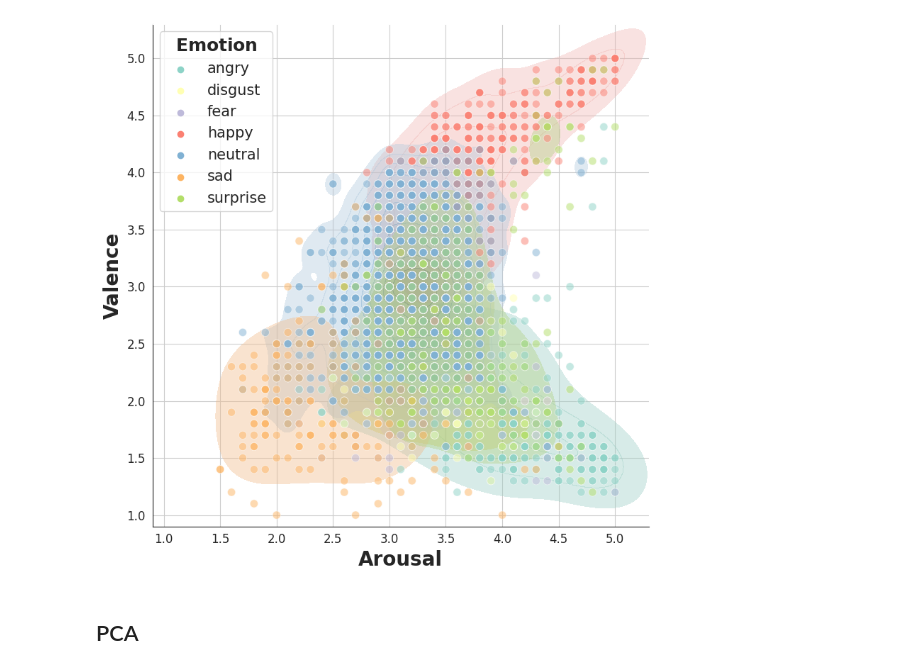
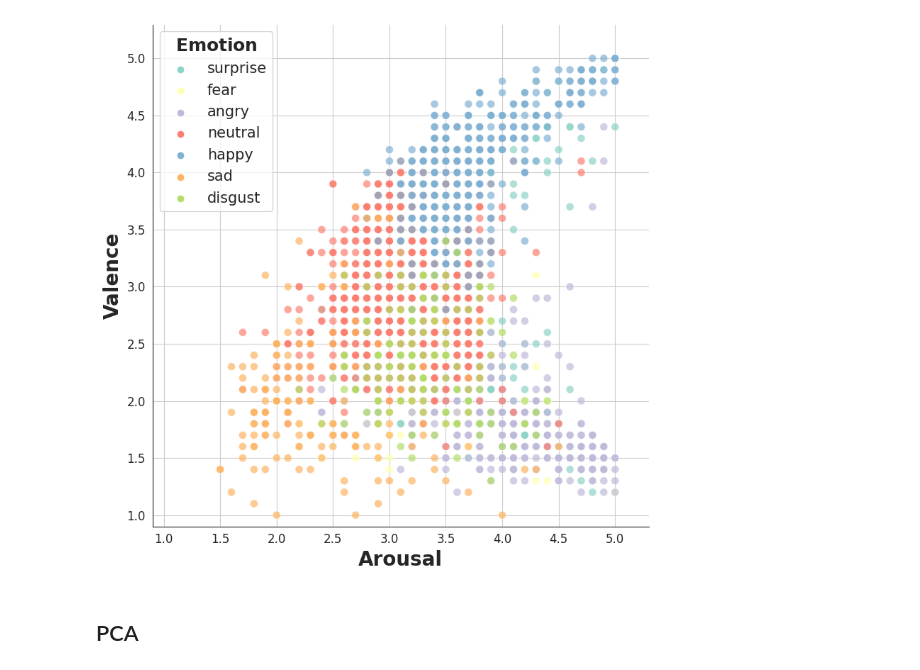
Before and after one commit to 1pha/MulitmodalERC-TensorMixerNetwork, a Jupyter notebook: dim_reduction.ipynb, the cells around one changed output. Drawn from its saved outputs; the diff is of its cells as text; code cells hidden in the pictures.

```diff
--- a/dim_reduction.ipynb
+++ b/dim_reduction.ipynb
@@ -30,7 +28,7 @@ df = pd.DataFrame({
     "arousal": ds["arousal"],
 })
 df["emotion"] = df.emotion.apply(idx2emotion.get).values
-df.sort_values(by="emotion", inplace=True)
+df.sort_values(by="emotion", key=lambda s: s.apply(emotion2idx.get), inplace=True)
 # %%
 # load pickle --> RAM
 SAVE_PATH = "./RobertaL_valid_output_hub"
@@ -115,78 +113,38 @@ tensor(0.8623)
 # %%
-
-import pandas as pd
-import seaborn as sns
-import matplotlib.pyplot as plt
-from matplotlib.patches import Ellipse
-import seaborn as sns
-sns.set_style("whitegrid")
-
 color_palette = sns.color_palette("Set3")
 label_fsize = 20
 ticks_fsize = 12
 legend_size = 15
 plt.rcParams["axes.edgecolor"] = "0.15"
 
 _, ax = plt.subplots(figsize=(8, 8))
-# for idx, emotion in enumerate(mean_std_dict.keys()):
-#     tmp_dict = mean_std_dict[emotion]
-#     x,y, width, height = tmp_dict.values()
-
-#     ell = Ellipse(xy=(x, y),
-#                     width=width,
-#                     height=height,
-#                     color=color_palette[idx],
-#                     fill=False,
-#                     label=emotion,
-#                     alpha=0.9)
-#     ax.add_artist(ell)
-sns.kdeplot(x='arousal', y='valence', data=df,
-                     hue="emotion", fill=True,
-                    #  style="emotion",
-                     palette = color_palette,
-                     s=65, ax=ax,
-                         alpha=0.4)
 sns.scatterplot(x='arousal', y='valence', data=df,
                      hue="emotion",
-                    #  style="emotion",
-                     palette = color_palette,
+                     palette=color_palette,
                      s=65, ax=ax,
-                         alpha=0.5)
+                         alpha=0.7)
 ax.set_xlim((0.9, 5.3))
 ax.set_ylim((0.9, 5.3))
 ax.legend()
 
-# ax.set_yticklabels([i for i in range(1,5+1)], size = ticks_fsize)
-# ax.set_xticklabels([i for i in range(1,5+1)], size = ticks_fsize)
-
 ax.spines['right'].set_color(None)
 ax.spines['top'].set_color(None)
-# ax.set(xscale="log")
-# plt.title(title)
 plt.rcParams["axes.edgecolor"] = "0.15"
-# plt.grid()
-# plt.xlim(0.7, 5.3)
-# plt.ylim(0.7, 5.3)
 plt.legend(
             loc='best',
-            # loc='lower right',
            fontsize=legend_size,title=r'$\bf{Emotion}$',frameon=True,
            fancybox=True ,
            title_fontsize=18,
-         #   title_fontweight='bold'
-        #    bbox_to_anchor=(1.2, 0)
-         # title_fontproperties={'weight':'bold'}
            )
-# plt.legend(title="Confidence \n Bands", title_fontproperties={'weight':'bold'})
 plt.xlabel('Arousal', fontweight='bold', fontsize=label_fsize)
 plt.ylabel('Valence', fontweight='bold', fontsize=label_fsize)
 plt.xticks([1, 1.5, 2, 2.5, 3, 3.5, 4, 4.5, 5],size = ticks_fsize)
 plt.yticks([1, 1.5, 2, 2.5, 3, 3.5, 4, 4.5, 5],size = ticks_fsize)
 plt.tight_layout()
 # plt.savefig('./etri-eda.svg')
 plt.show()
 # %% [output]
-[figure, old version]
+[figure, new version]
 # %%
 def plot_rd(data: np.ndarray,
             total_emotion: pd.DataFrame,
```
Also changed, not shown: parts of 7 cells of this notebook, 2 other files.
